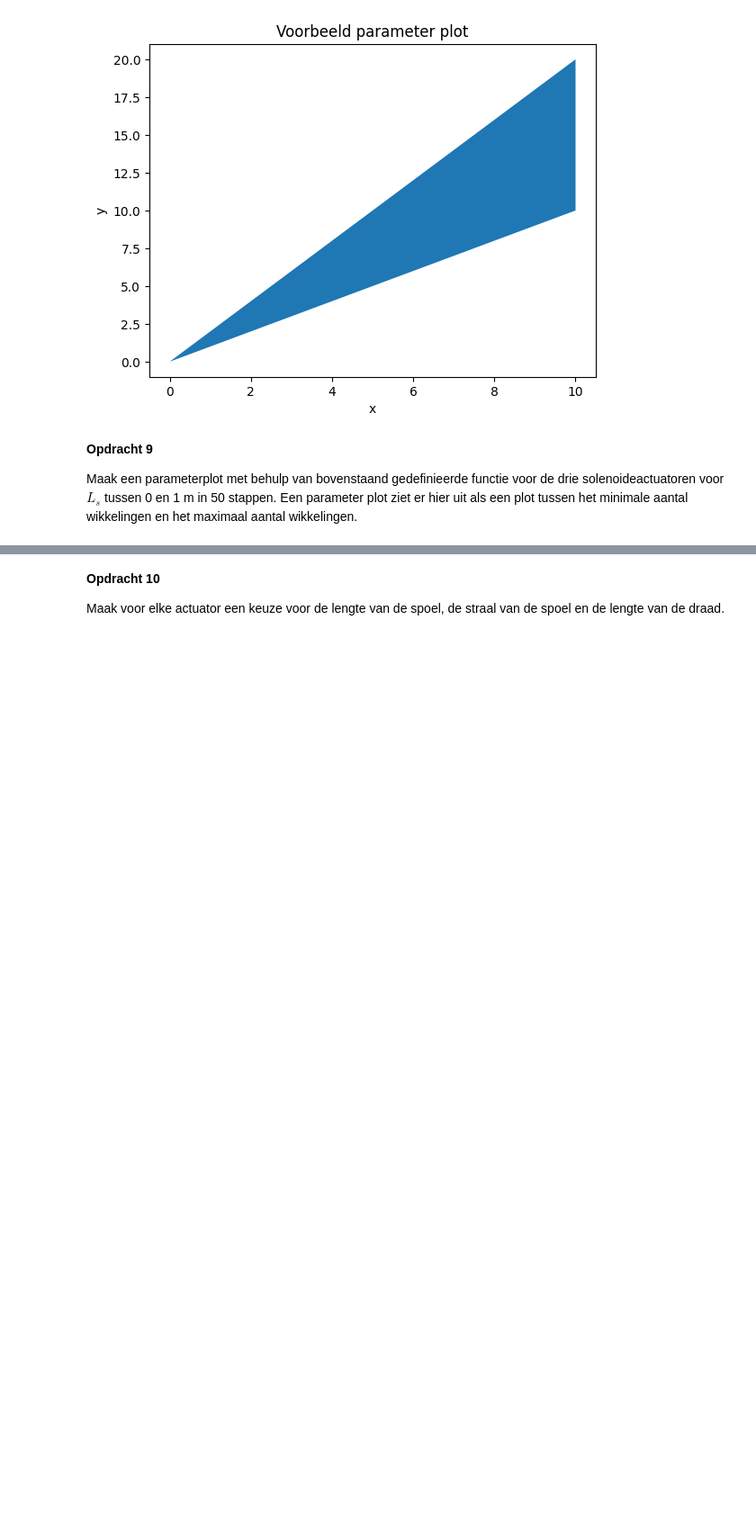
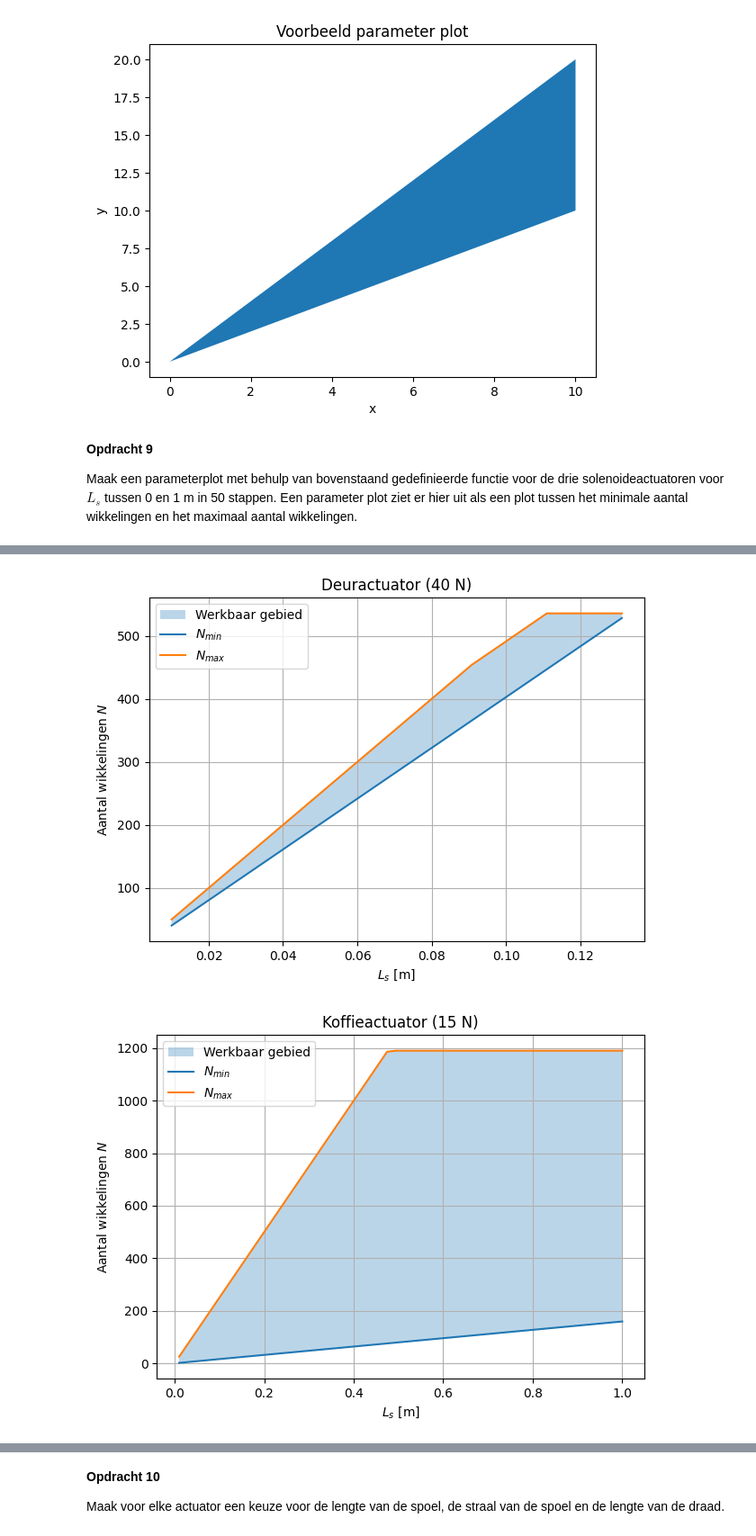
Before and after one commit to Roosmarijnkos/opdrachten-DEF-D, a Jupyter notebook: DigitaleOntwerpopdrachten/2KrachtactuatorOpdracht/KrachtactuatorOpdracht.ipynb, the cells around one changed output, grey strips where cells are left out. Shown at 90% size. Cells and saved outputs as stored; diff of their text form; code cells hidden in the pictures; blank space fills up the shorter version.

```diff
--- a/DigitaleOntwerpopdrachten/2KrachtactuatorOpdracht/KrachtactuatorOpdracht.ipynb
+++ b/DigitaleOntwerpopdrachten/2KrachtactuatorOpdracht/KrachtactuatorOpdracht.ipynb
@@ -195,20 +201,14 @@ Het maximum aantal wikkelingen is de kleinste van voorwaarde 2) en 3). Geef een
 Plaats hier een png met jullie eventuele analytische afleiding.
 # %%
 
-### BEGIN SOLUTION
-
-def aantal_wikkelingen(relevante_parameters):
-    F, L_s, r_s, r_d, I, L_d, mu_r = relevante_parameters
-    mu0 = 4 * np.pi * 1e-7
-
-    N_min = (L_s / I) * np.sqrt((2 * F) / (mu0 * np.pi * r_s**2 * (mu_r - 1)))
+def aantal_wikkelingen(L_s, I, r_d, r_s, L_d, F):
+    N_min = (L_s / I) * np.sqrt((2 * F) / (mu_0 * np.pi * r_s**2 * (mu_r - 1)))
     N_max_1 = L_s / (2 * r_d)
     N_max_2 = L_d / (2 * np.pi * r_s)
-
     N_max = min(N_max_1, N_max_2)
 
     if N_min > N_max: ## Als het ontwerp niet mogelijk is.
-        print('Geen uitkomst')
+        print('No workable solution')
         N_min = np.nan
         N_max = np.nan
 
@@ -369,0 +234,65 @@ Geen uitkomst
+# %%
+
+import matplotlib.pyplot as plt
+
+L_s_values = np.linspace(0.01, 1.0, 50)   # 0.01 i.p.v. 0 om deling/ongeldige waarden te vermijden
+
+# Lijsten voor resultaten
+N_min_deur, N_max_deur = [], []
+N_min_koffie, N_max_koffie = [], []
+N_min_printer, N_max_printer = [], []
+
+# Berekeningen
+for L in L_s_values:
+    N_min, N_max = aantal_wikkelingen(L, I_deur, r_d_deur, r_s_deur, L_d_deur, F_deur )
+    N_min_deur.append(N_min)
+    N_max_deur.append(N_max)
+
+# Plotten vd deuractuator
+plt.fill_between(L_s_values, N_min_deur, N_max_deur, alpha=0.3, label='Werkbaar gebied')
+plt.plot(L_s_values, N_min_deur, '-', label='$N_{min}$')
+plt.plot(L_s_values, N_max_deur, '-', label='$N_{max}$')
+plt.title('Deuractuator (40 N)')
+plt.xlabel('$L_s$ [m]')
+plt.ylabel('Aantal wikkelingen $N$')
+plt.grid(True)
+plt.legend()
+plt.tight_layout()
+plt.show()
+
+# Berekeningen vd koffieacutator
+for L in L_s_values:
+    N_min, N_max = aantal_wikkelingen(L, I_koffie, r_d_koffie, r_s_koffie, L_d_koffie, F_koffie )
+    N_min_koffie.append(N_min)
+    N_max_koffie.append(N_max)
+
+# Plotten vd koffieactuator
+plt.fill_between(L_s_values, N_min_koffie, N_max_koffie, alpha=0.3, label='Werkbaar gebied')
+plt.plot(L_s_values, N_min_koffie, '-', label='$N_{min}$')
+plt.plot(L_s_values, N_max_koffie, '-', label='$N_{max}$')
+plt.title('Koffieactuator (15 N)')
+plt.xlabel('$L_s$ [m]')
+plt.ylabel('Aantal wikkelingen $N$')
+plt.grid(True)
+plt.legend()
+plt.tight_layout()
+plt.show()
+
+# Berekeningen vd printeracutator
+for L in L_s_values:
+    N_min, N_max = aantal_wikkelingen(L, I_printer, r_d_printer, r_s_printer, L_d_printer, F_printer )
+    N_min_printer.append(N_min)
+    N_max_printer.append(N_max)
+
+# Plotten vd printeractuator
+plt.fill_between(L_s_values, N_min_printer, N_max_printer, alpha=0.3, label='Werkbaar gebied')
+plt.plot(L_s_values, N_min_printer, '-', label='$N_{min}$')
+plt.plot(L_s_values, N_max_printer, '-', label='$N_{max}$')
+plt.title('Printeractuator (1 N)')
+plt.xlabel('$L_s$ [m]')
+plt.ylabel('Aantal wikkelingen $N$')
+plt.grid(True)
+plt.legend()
+plt.tight_layout()
+plt.show()
+# %% [output]
@@ -369,0 +316,2 @@ Geen uitkomst
+[figure, added]
+[figure, added]
```
Also changed, not shown: parts of 4 cells of this notebook.
